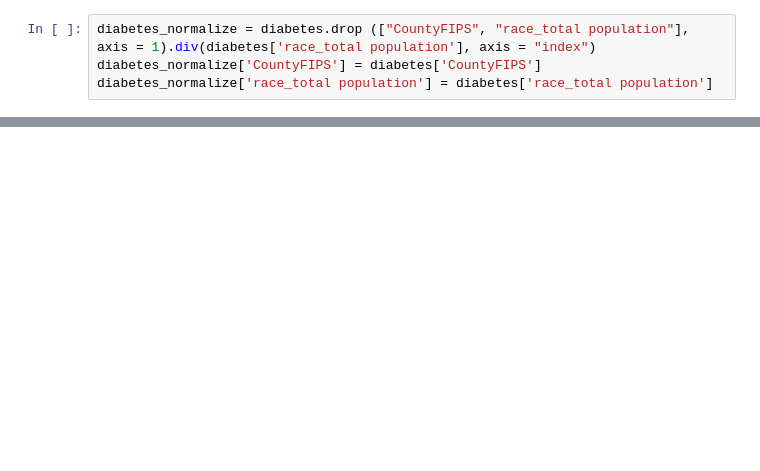
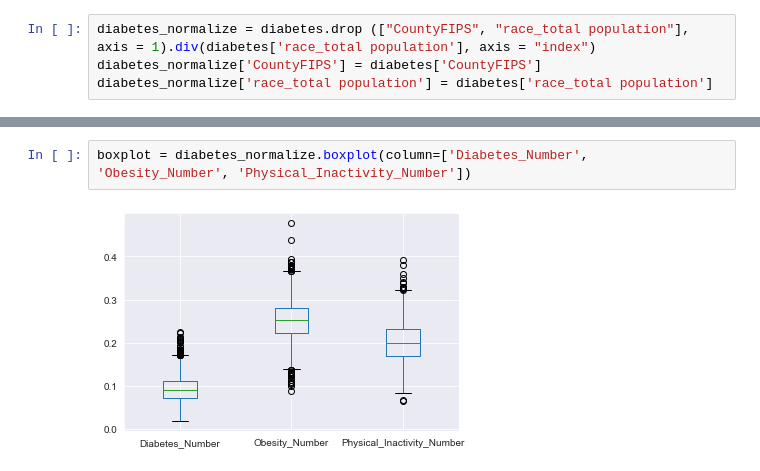
Before and after one commit to ElizabethBreen/CSS_Project2, a Jupyter notebook: Diana_Project_2.ipynb, the cells around one changed output, grey strips where cells are left out. Saved outputs shown, nothing was run; the diff lists cells and outputs as text; blank space fills up the shorter version.

```diff
--- a/Diana_Project_2.ipynb
+++ b/Diana_Project_2.ipynb
@@ -109,0 +115,4 @@ array([[<matplotlib.axes._subplots.AxesSubplot object at 0x...>]],
+# %%
+boxplot = diabetes_normalize.boxplot(column=['Diabetes_Number', 'Obesity_Number', 'Physical_Inactivity_Number'])
+# %% [output]
+[figure, added]
```
Also changed, not shown: parts of 28 cells of this notebook.
